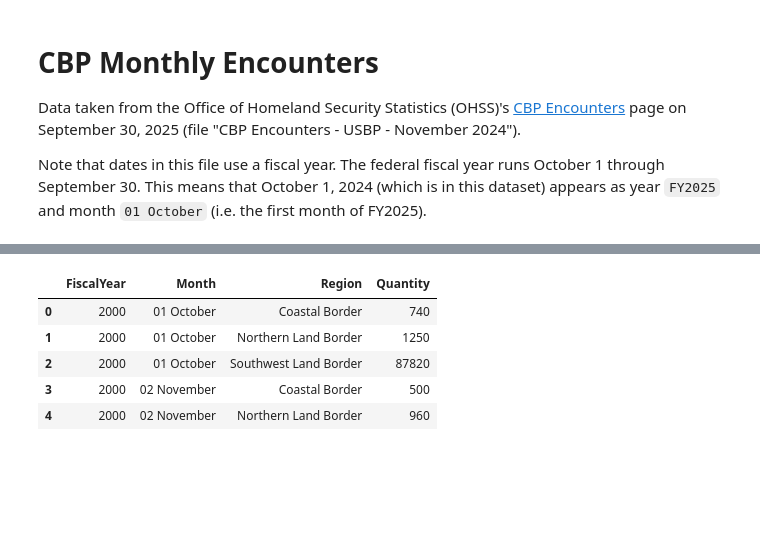
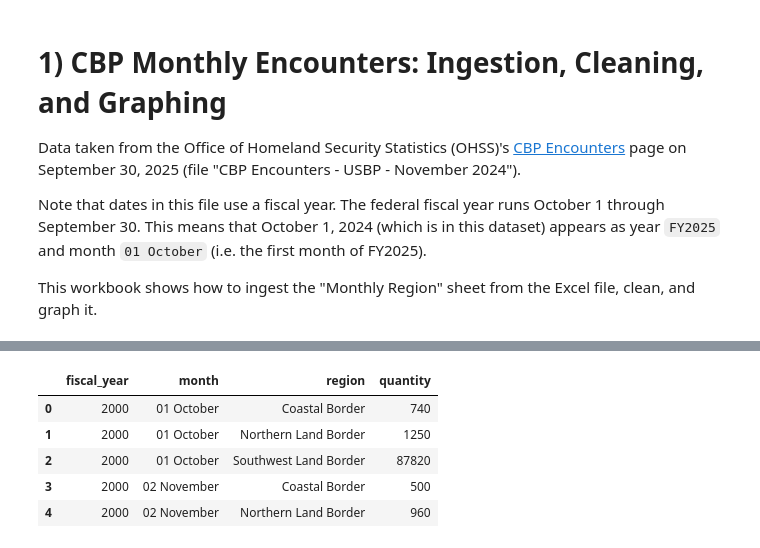
Before and after one commit to arilamstein/immigration_enforcement, a Jupyter notebook: cbp/monthly-encounters.ipynb, the cells around one changed output, grey strips where cells are left out. Cells and saved outputs as stored; diff of their text form; code cells hidden in the pictures; blank space fills up the shorter version.

```diff
--- a/cbp/monthly-encounters.ipynb
+++ b/cbp/monthly-encounters.ipynb
@@ -1,9 +1,11 @@
 # %% [markdown]
-# CBP Monthly Encounters
+# 1) CBP Monthly Encounters: Ingestion, Cleaning, and Graphing
 
 Data taken from the Office of Homeland Security Statistics (OHSS)'s [CBP Encounters](https://ohss.dhs.gov/khsm/cbp-encounters) page on September 30, 2025 (file "CBP Encounters - USBP - November 2024").
 
 Note that dates in this file use a fiscal year. The federal fiscal year runs October 1 through September 30. This means that October 1, 2024 (which is in this dataset) appears as year `FY2025` and month `01 October` (i.e. the first month of FY2025).
+
+This workbook shows how to ingest the "Monthly Region" sheet from the Excel file, clean, and graph it.
 # %%
 import pandas as pd
 from datetime import datetime
@@ -23,6 +25,7 @@ pio.renderers.default = "vscode+png"
 
 # Read in data and rename columns for convenience.
 df = pd.read_excel("KHSM Encounters (USBP) fy25m11.xlsx", sheet_name="Monthly Region")
-df = df.rename(columns={"Fiscal\nYear": "FiscalYear"})
+df = df.rename(columns={"Fiscal\nYear": "Fiscal_Year"})
+df.columns = df.columns.str.lower()
 df.head()
 # %% [output]
@@ -30,4 +32,4 @@ df.head()
-|  | FiscalYear | Month | Region | Quantity |
+|  | fiscal_year | month | region | quantity |
 | 0 | 2000 | 01 October | Coastal Border | 740 |
 | 1 | 2000 | 01 October | Northern Land Border | 1250 |
 | 2 | 2000 | 01 October | Southwest Land Border | 87820 |
```
Also changed, not shown: parts of 9 cells of this notebook, 2 other files.
